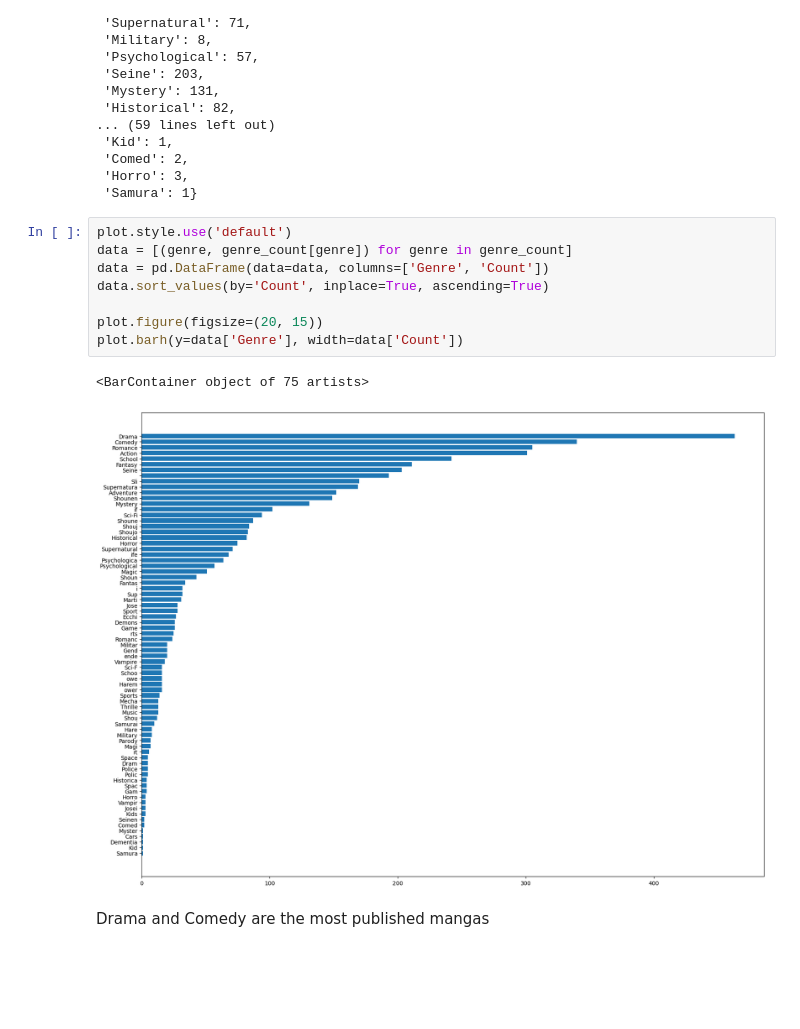
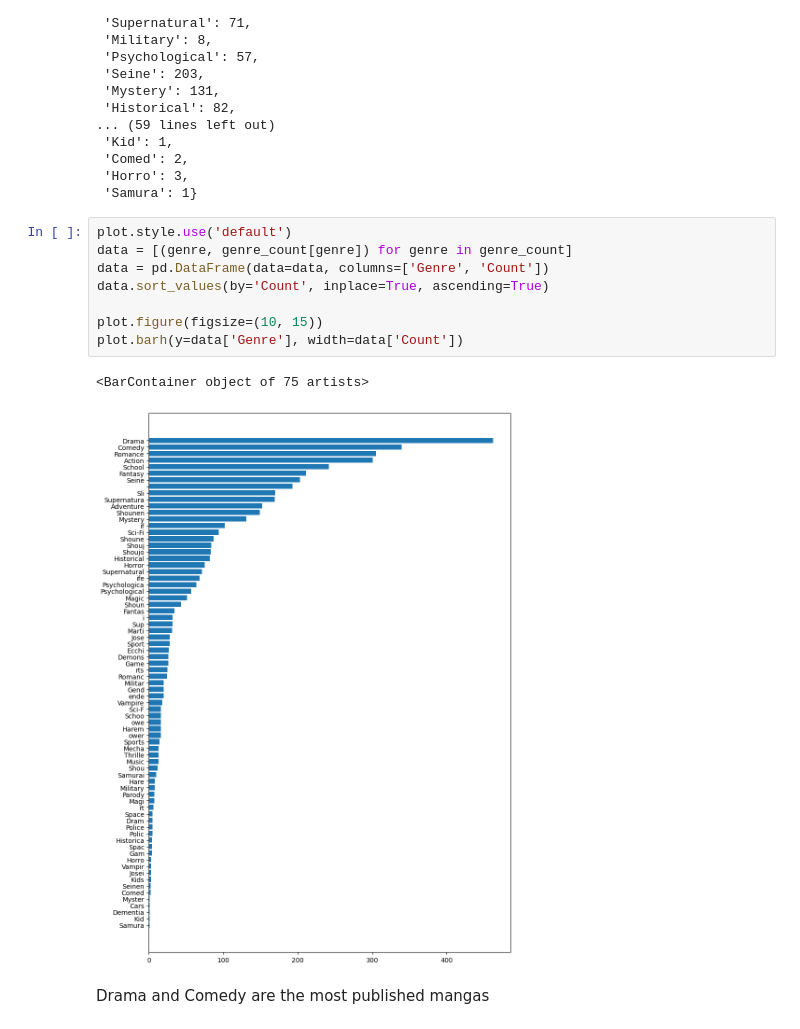
Before and after one commit to Ishgar14/DataAnalysisProjects, a Jupyter notebook: best-mangas/main.ipynb, the cells around one changed output. Drawn from its saved outputs; the diff is of its cells as text; blank space fills up the shorter version.

```diff
--- a/best-mangas/main.ipynb
+++ b/best-mangas/main.ipynb
@@ -61,14 +62,14 @@ genre_count
 # %%
 plot.style.use('default')
 data = [(genre, genre_count[genre]) for genre in genre_count]
 data = pd.DataFrame(data=data, columns=['Genre', 'Count'])
 data.sort_values(by='Count', inplace=True, ascending=True)
 
-plot.figure(figsize=(20, 15))
+plot.figure(figsize=(10, 15))
 plot.barh(y=data['Genre'], width=data['Count'])
 # %% [output]
 <BarContainer object of 75 artists>
-[figure, old version]
+[figure, new version]
 # %% [markdown]
 Drama and Comedy are the most published mangas
 # %%
```
Also changed, not shown: parts of 2 cells of this notebook.
